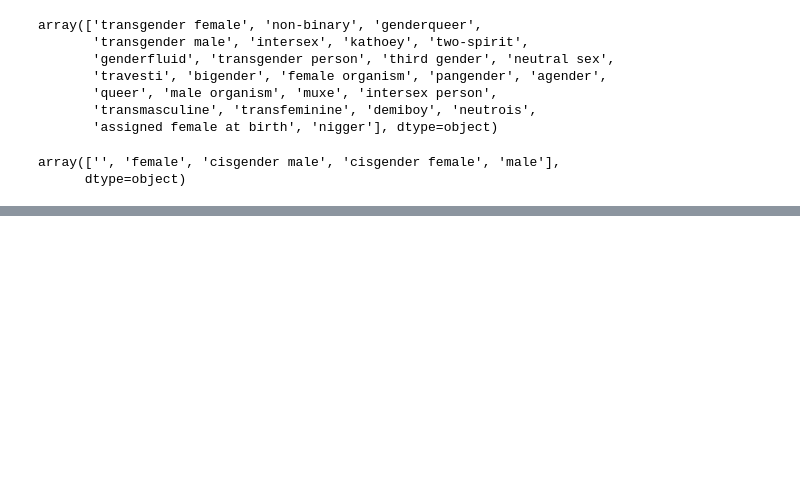
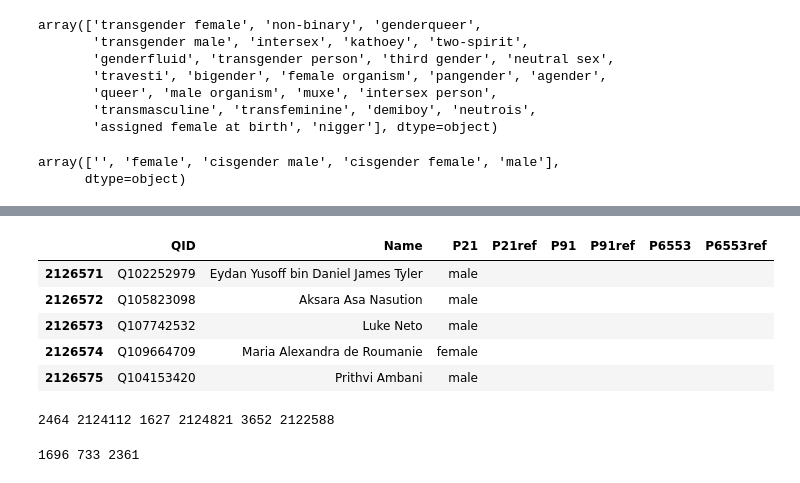
Before and after one commit to KatyWeathington/WikiQueerness, a Jupyter notebook: statAnalysis.ipynb, the cells around one changed output, grey strips where cells are left out. Cells and saved outputs as stored; diff of their text form; code cells hidden in the pictures; blank space fills up the shorter version.

```diff
--- a/statAnalysis.ipynb
+++ b/statAnalysis.ipynb
@@ -116,0 +108,3 @@ q=pd.merge(t,g, how='outer').drop_duplicates()
+# %%
+nq=df[~df.QID.isin(q.QID)]
+nq.head()
@@ -116,0 +118,14 @@ q=pd.merge(t,g, how='outer').drop_duplicates()
+# %%
+nq.tail()
+# %% [output]
+|  | QID | Name | P21 | P21ref | P91 | P91ref | P6553 | P6553ref |
+| 2126571 | Q102252979 | Eydan Yusoff bin Daniel James Tyler | male |  |  |  |  |  |
+| 2126572 | Q105823098 | Aksara Asa Nasution | male |  |  |  |  |  |
+| 2126573 | Q107742532 | Luke Neto | male |  |  |  |  |  |
+| 2126574 | Q109664709 | Maria Alexandra de Roumanie | female |  |  |  |  |  |
+| 2126575 | Q104153420 | Prithvi Ambani | male |  |  |  |  |  |
+# %%
+#randomly sample rows for statistical tests
+print(len(g),len(ng),len(t),len(cis),len(q),len(nq))
+# %% [output]
+2464 2124112 1627 2124821 3652 2122588
@@ -116,0 +141,4 @@ q=pd.merge(t,g, how='outer').drop_duplicates()
+# %%
+print(len(gIndex),len(tIndex),len(qIndex))
+# %% [output]
+1696 733 2361
```
Also changed, not shown: parts of 20 cells of this notebook, 2 other files.
